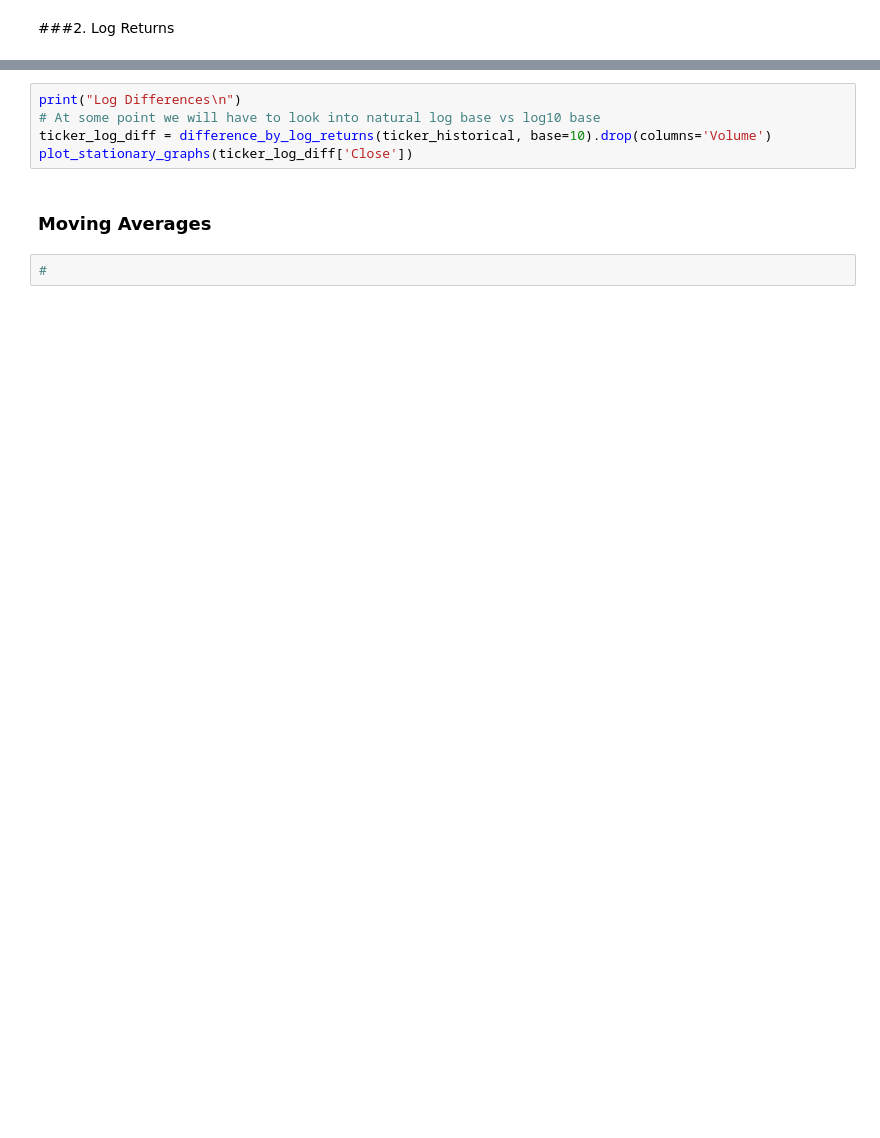
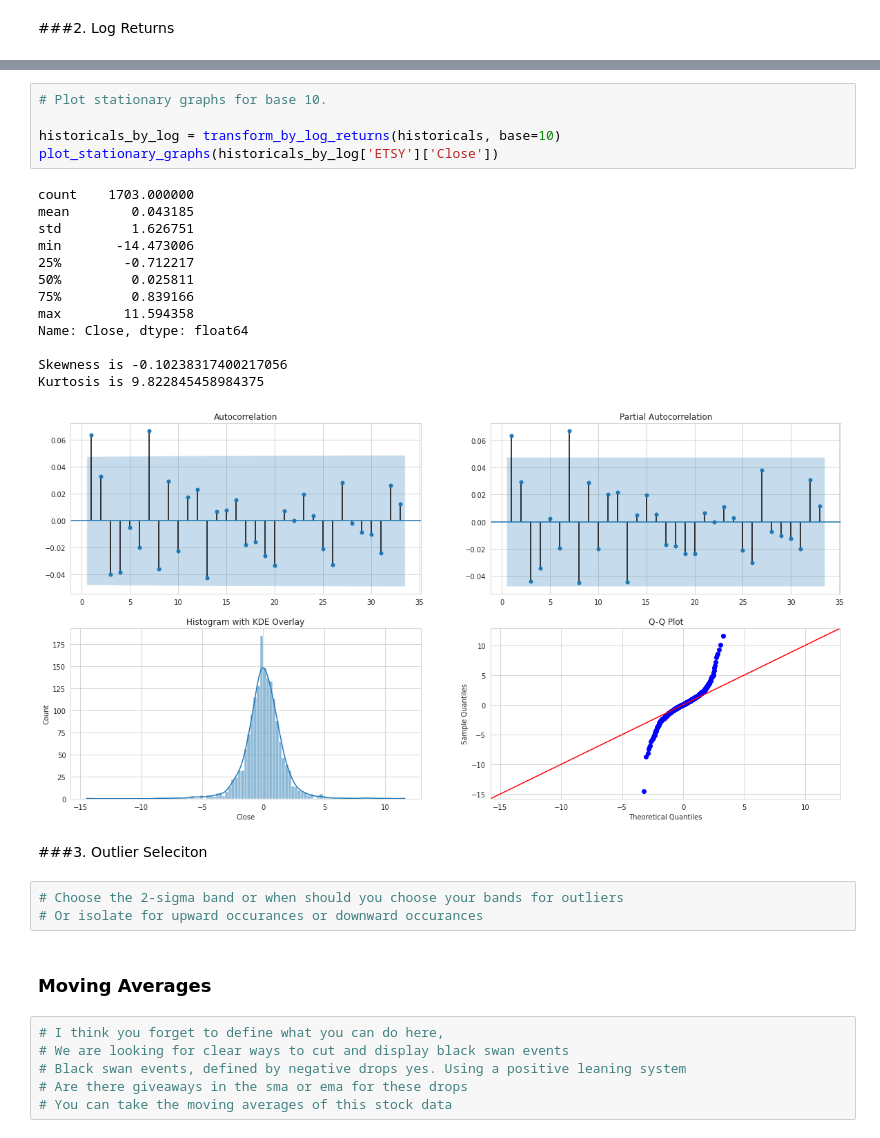
Before and after one commit to muchcreative/Single-Stock-EDA-Example, a Jupyter notebook: 1. Initial Data Transformations/Initial_Data_Transformations.ipynb, the cells around one changed output, grey strips where cells are left out. Cells and saved outputs as stored; diff of their text form; blank space fills up the shorter version.

```diff
--- a/1. Initial Data Transformations/Initial_Data_Transformations.ipynb
+++ b/1. Initial Data Transformations/Initial_Data_Transformations.ipynb
@@ -203,9 +228,32 @@ def difference_by_log_returns(ticker_historical, base=10):
-# %%
-print("Log Differences\n")
-# At some point we will have to look into natural log base vs log10 base
-ticker_log_diff = difference_by_log_returns(ticker_historical, base=10).drop(columns='Volume')
-plot_stationary_graphs(ticker_log_diff['Close'])
+# %%
+# Plot stationary graphs for base 10.
+
+historicals_by_log = transform_by_log_returns(historicals, base=10)
+plot_stationary_graphs(historicals_by_log['ETSY']['Close'])
+# %% [output]
+count    1703.000000
+mean        0.043185
+std         1.626751
+min       -14.473006
+25%        -0.712217
+50%         0.025811
+75%         0.839166
+max        11.594358
+Name: Close, dtype: float64
+
+Skewness is -0.10238317400217056
+Kurtosis is 9.822845458984375
+[figure, added]
+# %% [markdown]
+###3. Outlier Seleciton
+# %%
+# Choose the 2-sigma band or when should you choose your bands for outliers
+# Or isolate for upward occurances or downward occurances
 # %% [markdown]
 ### Moving Averages
-# %%
-#
+# %%
+# I think you forget to define what you can do here,
+# We are looking for clear ways to cut and display black swan events
+# Black swan events, defined by negative drops yes. Using a positive leaning system
+# Are there giveaways in the sma or ema for these drops
+# You can take the moving averages of this stock data
```
Also changed, not shown: parts of 8 cells of this notebook.
